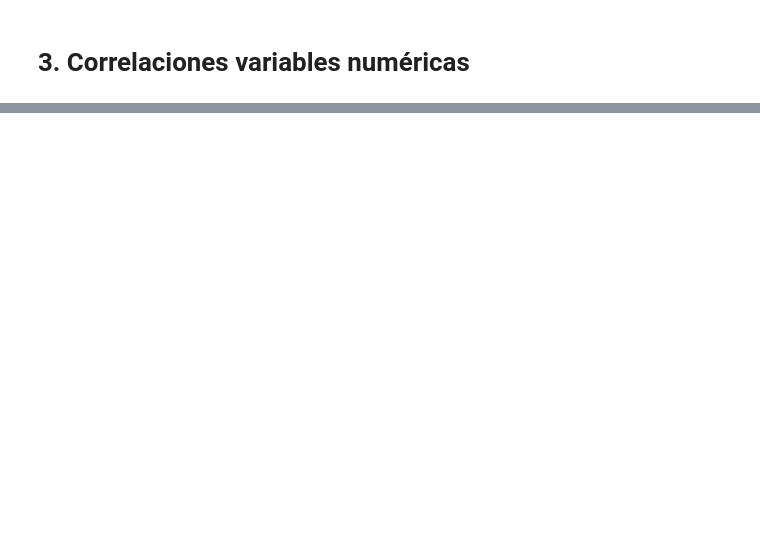
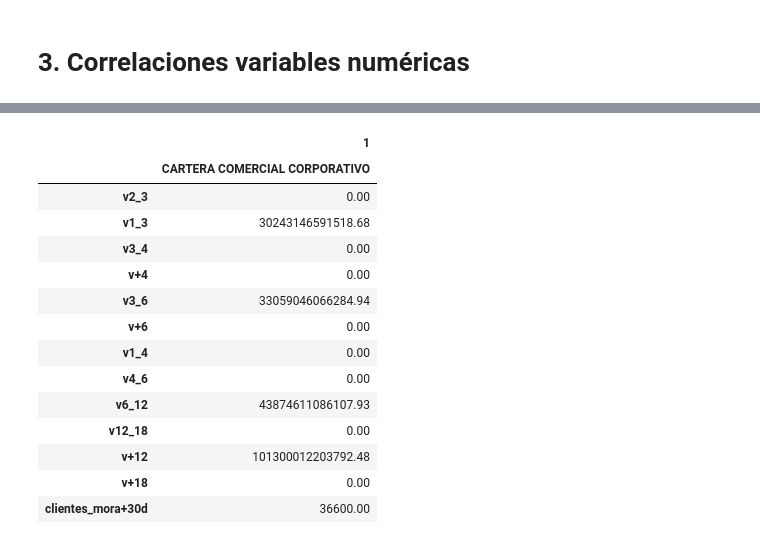
Before and after one commit to AlexanderBedoyaC/no_supervisado, a Jupyter notebook: 2. Análisis de Correlaciones.ipynb, the cells around one changed output, grey strips where cells are left out. Saved outputs shown, nothing was run; the diff lists cells and outputs as text; code cells hidden in the pictures; blank space fills up the shorter version.

```diff
--- a/2. Análisis de Correlaciones.ipynb
+++ b/2. Análisis de Correlaciones.ipynb
@@ -23,6 +23,7 @@ df.head()
 df['tipo_entidad'] = df['tipo_entidad'].astype('object')
 df['unicap'] = df['unicap'].astype('object')
 df['renglon'] = df['renglon'].astype('object')
+df['fecha_corte'] = pd.to_datetime(df['fecha_corte'])
 # %% [markdown]
 # 3. Correlaciones variables numéricas
 # %%
@@ -37,0 +39,2 @@ Las demás columnas, aunque tengan una alta correlación, se decide conservarlas
+# %%
+df.drop('vigente', axis=1, inplace=True)
@@ -37,0 +47,19 @@ Las demás columnas, aunque tengan una alta correlación, se decide conservarlas
+# %%
+cols_mora = df.iloc[:,8:21].columns
+df.groupby(['tipo_entidad', 'desc_unicap'])[cols_mora].sum().iloc[1,:].to_frame()
+# %% [output]
+|  | 1 |
+|  | CARTERA COMERCIAL CORPORATIVO |
+| v2_3 | 0.00 |
+| v1_3 | 30243146591518.68 |
+| v3_4 | 0.00 |
+| v+4 | 0.00 |
+| v3_6 | 33059046066284.94 |
+| v+6 | 0.00 |
+| v1_4 | 0.00 |
+| v4_6 | 0.00 |
+| v6_12 | 43874611086107.93 |
+| v12_18 | 0.00 |
+| v+12 | 101300012203792.48 |
+| v+18 | 0.00 |
+| clientes_mora+30d | 36600.00 |
```
Also changed, not shown: parts of 18 cells of this notebook, 2 other files.
